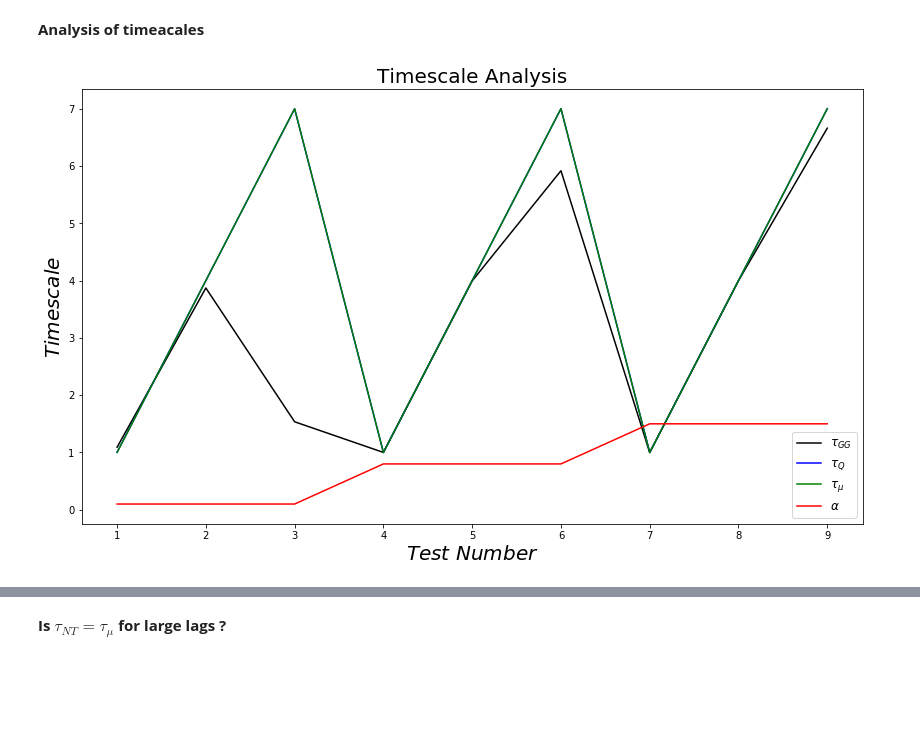
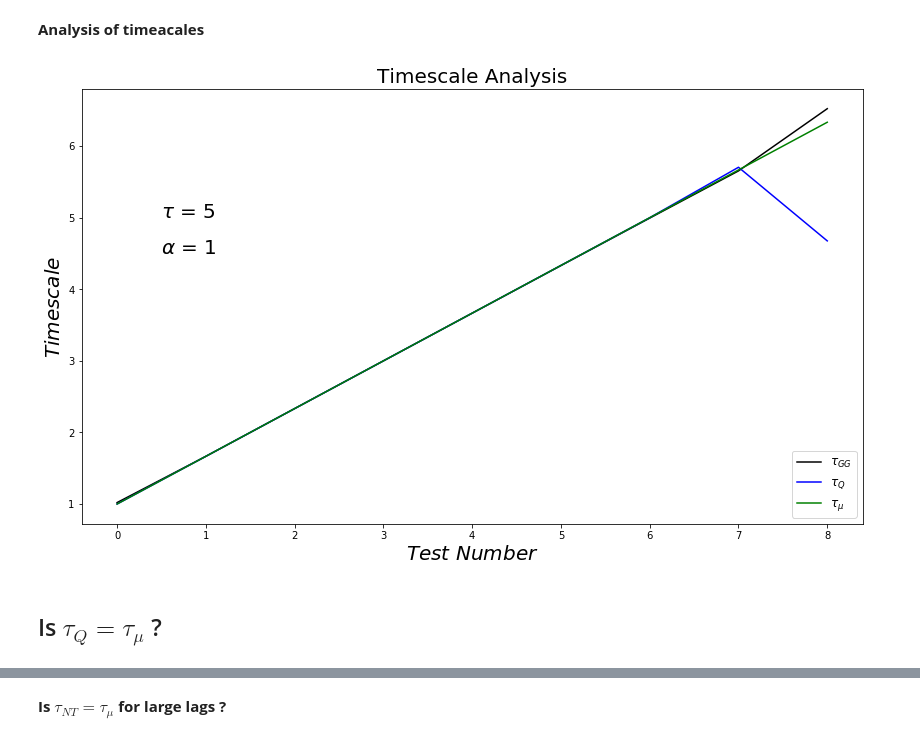
Before and after one commit to felipemoret77/EconophysiX_Internship, a Jupyter notebook: A_Rational_Noise_Trader_Within_A_Kyle_Setup_Full_Utility_3_Seeds_EconophysiX.ipynb, the cells around one changed output, grey strips where cells are left out. Drawn from its saved outputs; the diff is of its cells as text; code cells hidden in the pictures; blank space fills up the shorter version.

```diff
--- a/A_Rational_Noise_Trader_Within_A_Kyle_Setup_Full_Utility_3_Seeds_EconophysiX.ipynb
+++ b/A_Rational_Noise_Trader_Within_A_Kyle_Setup_Full_Utility_3_Seeds_EconophysiX.ipynb
@@ -1965,7 +2012,7 @@ plt.show()
 figure33 = plt.figure(figsize = (14,8))
 plt.title(r"$Q_{t}^{NT}$ ", fontsize = 20)
 
-for i in range (5,6):
+for i in range (7,8):
     plt.plot(np.arange(0,len(phi_t_vector[0])), noise_trader_total_position_t[i], label = r"$Q_{{t,{}}}^{{NT}}$".format(i))
     plt.plot(np.arange(0,len(phi_t_vector[0])), target_portfolio_total_position_t[i], label = r"$Q_{{t,{}}}^{{tgt}}$".format(i))
 
@@ -2439,7 +2488,7 @@ tau_MU_max = 7
 alpha_min = 0.1
 alpha_max = 1.5
 
-number_of_points = 3
+number_of_points = 10
 
 alpha_vector = np.linspace(alpha_min, alpha_max, number_of_points)
 tau_MU_vector = np.linspace(tau_MU_min, tau_MU_max, number_of_points)
@@ -2516,7 +2564,7 @@ def exp(x, a, tau):
 
 x = np.arange(25,T)
 
-for i in range(0, number_of_points*number_of_points):
+for i in range(0, number_of_points-1):
     deterministic_cross_products_impact_impact.append(np.matmul(D_MU_NTs[i], np.matmul(ACFs_MU[i], D_MU_NTs[i].T)) + np.matmul((D_TGT_NTs[i] - I), np.matmul(ACF_TGT, (D_TGT_NTs[i].T - I))))
     y = deterministic_cross_products_impact_impact[-1][0,25:T]
     parameters_GG, cov = curve_fit(f = exp, xdata = x, ydata = y, p0 = [seeds[0], seeds[1]], maxfev = 50000)
@@ -2539,7 +2587,7 @@ seed_Q = np.zeros(2)
 seed_Q[0] = 1
 seed_Q[1] = 1
 
-for i in range(0, number_of_points*number_of_points):
+for i in range(0, number_of_points-1):
     y = ACFs_Q[i][25:T]
     parameters_Q, cov = curve_fit(f = exp, xdata = x, ydata = y, p0 = [1,1], maxfev = 50000)
     taus_Q.append(parameters_Q[1])
@@ -2548,20 +2596,24 @@ for i in range(0, number_of_points*number_of_points):
 # %%
 figure44 = plt.figure(figsize = (14,8))
 plt.title(r"Timescale Analysis", fontsize = 20)
 
-taus_MU = np.tile(tau_MU_vector, number_of_points)
-alphas = np.repeat(alpha_vector, 3)
 
-plt.plot(np.arange(1,number_of_points*number_of_points+1), taus_GG,  color = 'k', label = r"$\tau_{GG}$")
-plt.plot(np.arange(1,number_of_points*number_of_points+1), taus_Q,  color = 'b', label = r"$\tau_{Q}$")
-plt.plot(np.arange(1,number_of_points*number_of_points+1), taus_MU,  color = 'g', label = r"$\tau_{\mu}$" )
-plt.plot(np.arange(1,number_of_points*number_of_points+1), alphas,  color = 'r', label = r"$\alpha$" )
+
+plt.plot(np.arange(0,9), taus_GG[:],  color = 'k', label = r"$\tau_{GG}$")
+plt.plot(np.arange(0,9), taus_Q[:],  color = 'b', label = r"$\tau_{Q}$")
+plt.plot(np.arange(0,9), tau_MU_vector[:-1],  color = 'g', label = r"$\tau_{\mu}$" )
+
+
+plt.text(0.5,5,r"$\tau$ = {}".format(tau), fontsize = 20)
+plt.text(0.5,4.5,r"$\alpha$ = {}".format(alpha), fontsize = 20)
 
 
 plt.xlabel(r"$Test \ Number$", fontsize = 20)
 plt.ylabel(r"$Timescale$", fontsize = 20)
 plt.legend(loc = 4, prop={'size': 12})
 #plt.yscale('log')
 plt.show()
 # %% [output]
-[figure, old version]
+[figure, new version]
+# %% [markdown]
+## Is $\tau_{Q} = \tau_{\mu}$ ?
```
Also changed, not shown: parts of 94 cells of this notebook, 1 other file.
